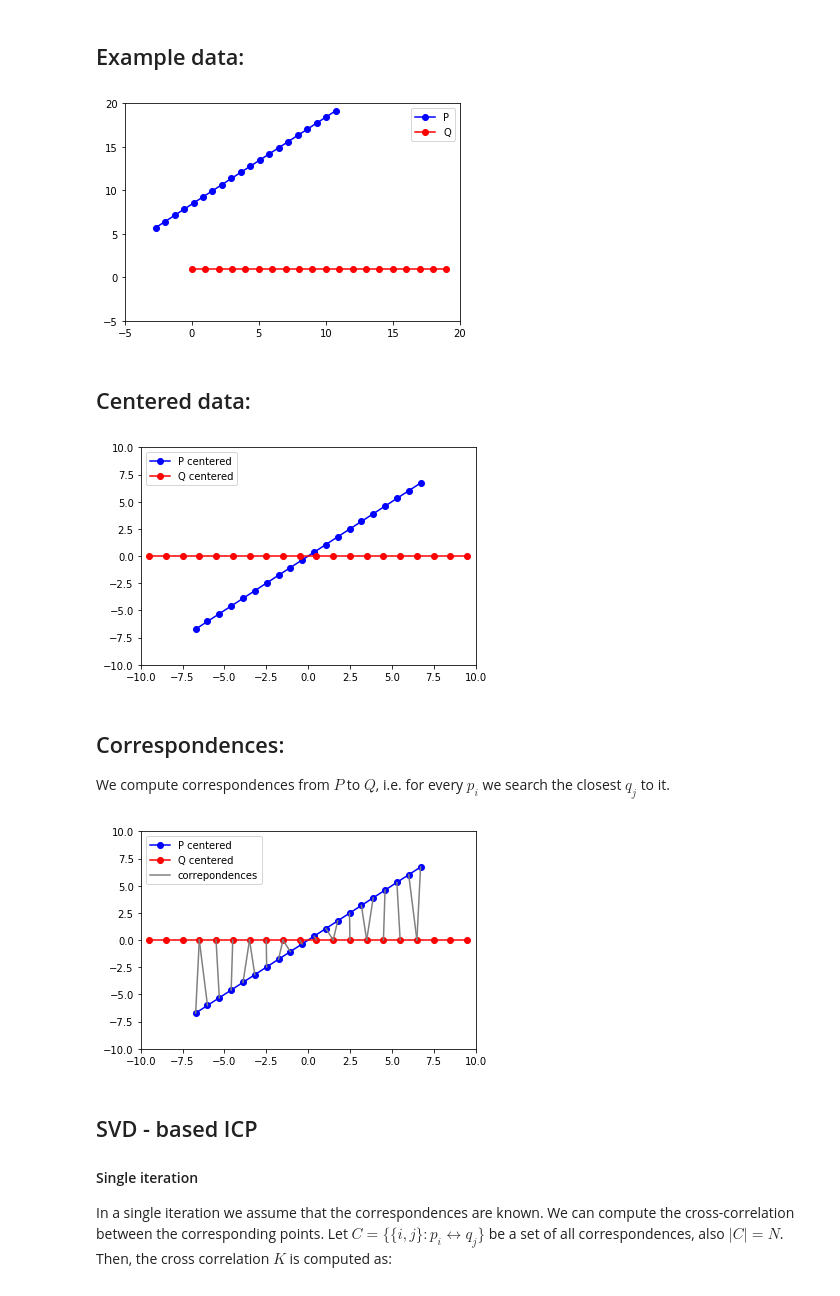
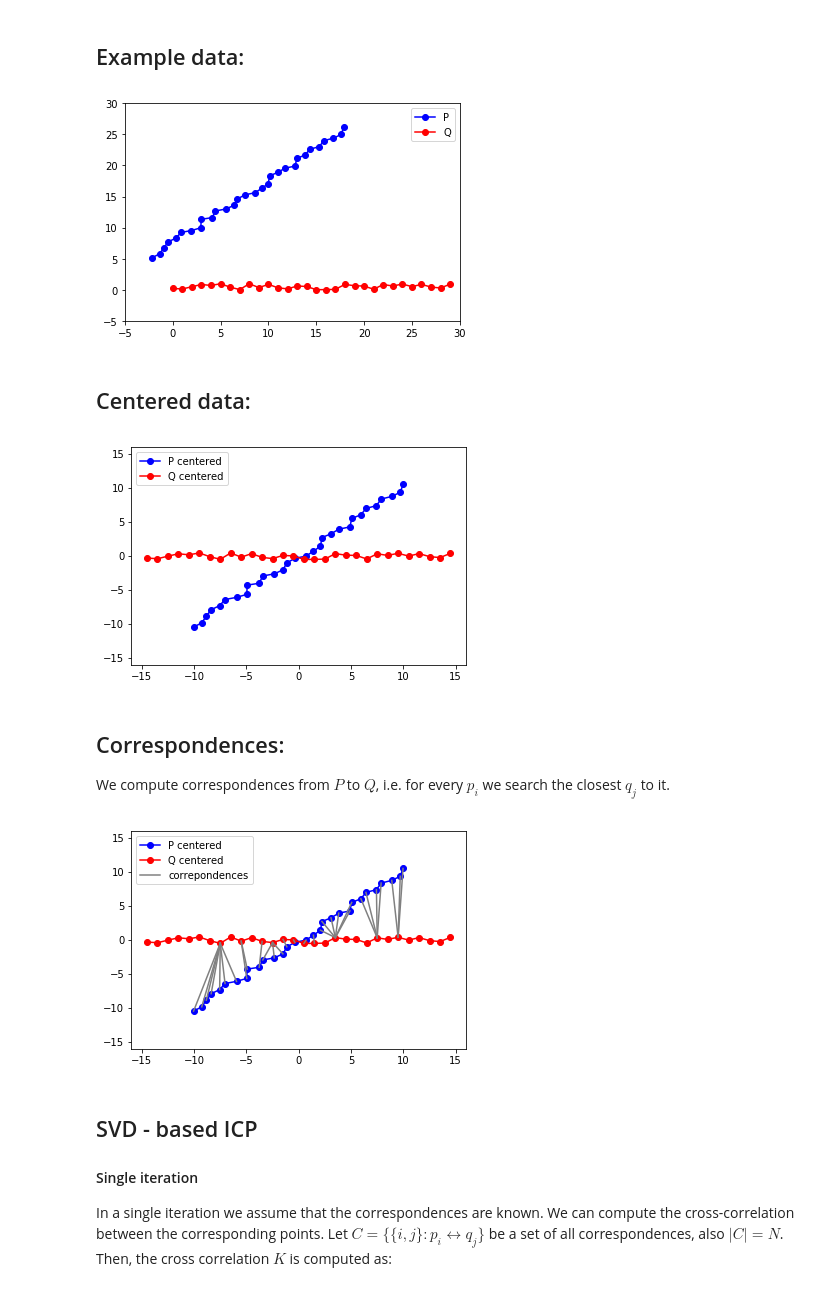
Before and after one commit to niosus/notebooks, a Jupyter notebook: icp.ipynb, the cells around one changed output. Cells and saved outputs as stored; diff of their text form; code cells hidden in the pictures.

```diff
--- a/icp.ipynb
+++ b/icp.ipynb
@@ -22,13 +21,13 @@ Here, we consider corresponding points. We will focus on **single iteration of i
 ## We plot data like this: ##
 # %%
 # plot the data
-def plot_data(data_1, data_2, label_1='P', label_2='Q', xlim=[-5, 20], ylim=[-5, 20]):
+def plot_data(data_1, data_2, label_1='P', label_2='Q', xlim=[-5, 30], ylim=[-5, 30]):
     fig = plt.figure()
     ax = fig.add_subplot(111)
     ax.set_xlim(xlim)
     ax.set_ylim(ylim)
-    x_p, y_p = data_1.A
-    x_q, y_q = data_2.A
+    x_p, y_p = data_1
+    x_q, y_q = data_2
     ax.plot(x_p, y_p, color='blue', marker='o', label=label_1)
     ax.plot(x_q, y_q, color='red', marker='o', label=label_2)
     ax.legend()
@@ -38,34 +37,34 @@ def plot_data(data_1, data_2, label_1='P', label_2='Q', xlim=[-5, 20], ylim=[-5,
 # %%
 # initialize pertrubation rotation
 angle = pi / 4
-R_true = np.mat([[cos(angle), -sin(angle)],
-                 [sin(angle),  cos(angle)]])
-t_true = np.mat([[-2], [5]])
+R_true = np.array([[cos(angle), -sin(angle)],
+                   [sin(angle),  cos(angle)]])
+t_true = np.array([[-2], [5]])
 
 # generate data as a list of 2d points
-num_points = 20
-Q = ones((2, num_points))
+num_points = 30
+Q = np.random.rand(2, num_points)
 Q[0, :] = range(0, num_points)
-P = R_true * Q + t_true
+P = R_true.dot(Q) + t_true
 plot_data(P, Q)
 plt.show()
 # %% [output]
-[figure, old version]
+[figure, new version]
 # %% [markdown]
 ## Centered data: ##
 # %%
-mu_P = P.mean(1)
-mu_Q = Q.mean(1)
+mu_P = np.array([P.mean(axis=1)]).T
+mu_Q = np.array([Q.mean(axis=1)]).T
 P_centered = P - mu_P
 Q_centered = Q - mu_Q
-lim = [-10, 10]
+lim = [-16, 16]
 ax = plot_data(P_centered, Q_centered,
                label_1='P centered',
                label_2='Q centered',
                xlim=lim, ylim=lim)
 plt.show()
 # %% [output]
-[figure, old version]
+[figure, new version]
 # %% [markdown]
 ## Correspondences: ##
 We compute correspondences from $P$ to $Q$, i.e. for every $p_i$ we search the closest $q_j$ to it.
@@ -101,7 +100,6 @@ def draw_correspondeces(P, Q, correspondences, ax):
     ax.legend()
 
 correspondences = get_correspondence_indices(P_centered, Q_centered)
-lim = [-10, 10]
 ax = plot_data(P_centered, Q_centered,
                label_1='P centered',
                label_2='Q centered',
@@ -109,7 +107,7 @@ ax = plot_data(P_centered, Q_centered,
 draw_correspondeces(P_centered, Q_centered, correspondences, ax)
 plt.show()
 # %% [output]
-[figure, old version]
+[figure, new version]
 # %% [markdown]
 ## SVD - based ICP ##
 
```
Also changed, not shown: parts of 9 cells of this notebook.
